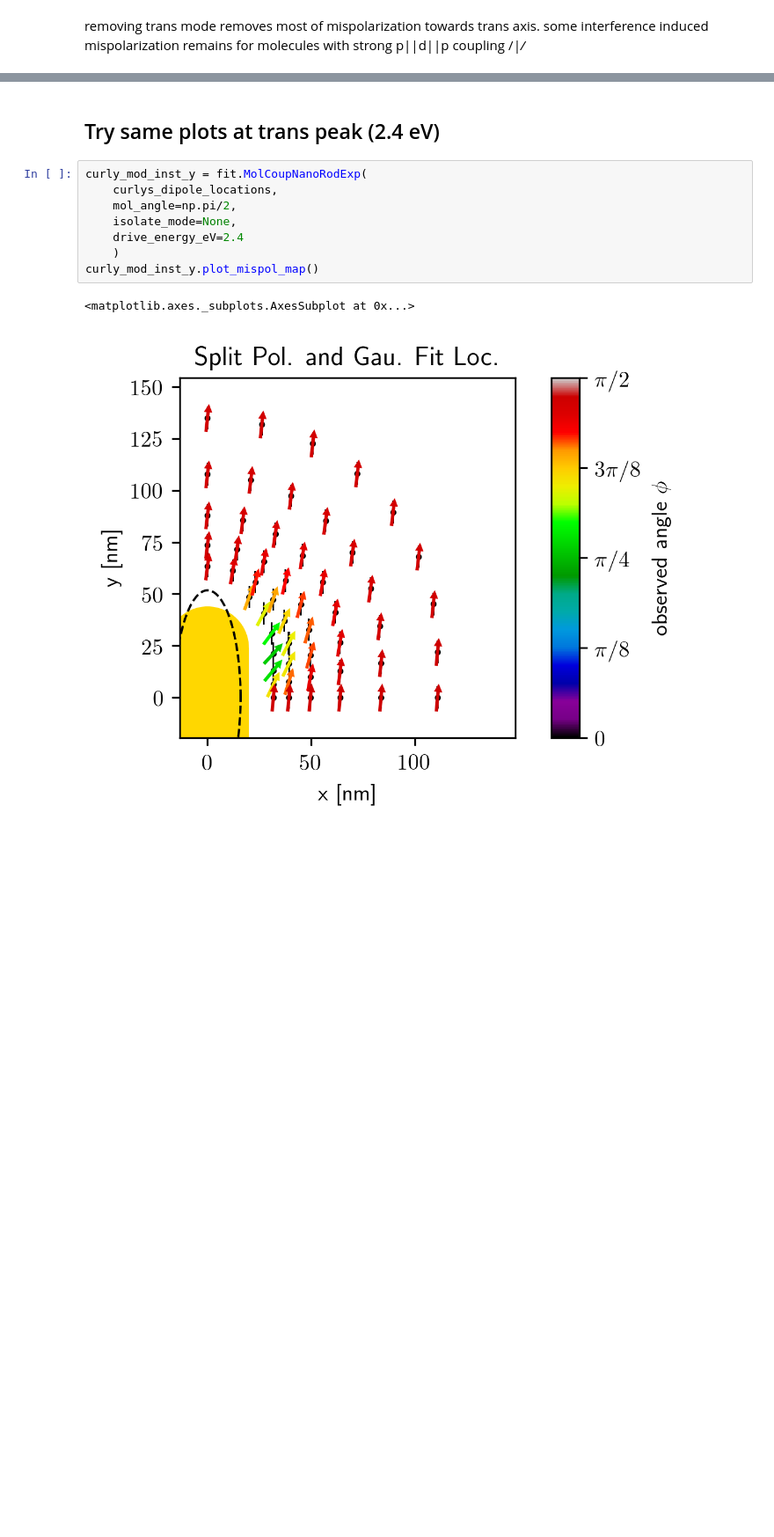
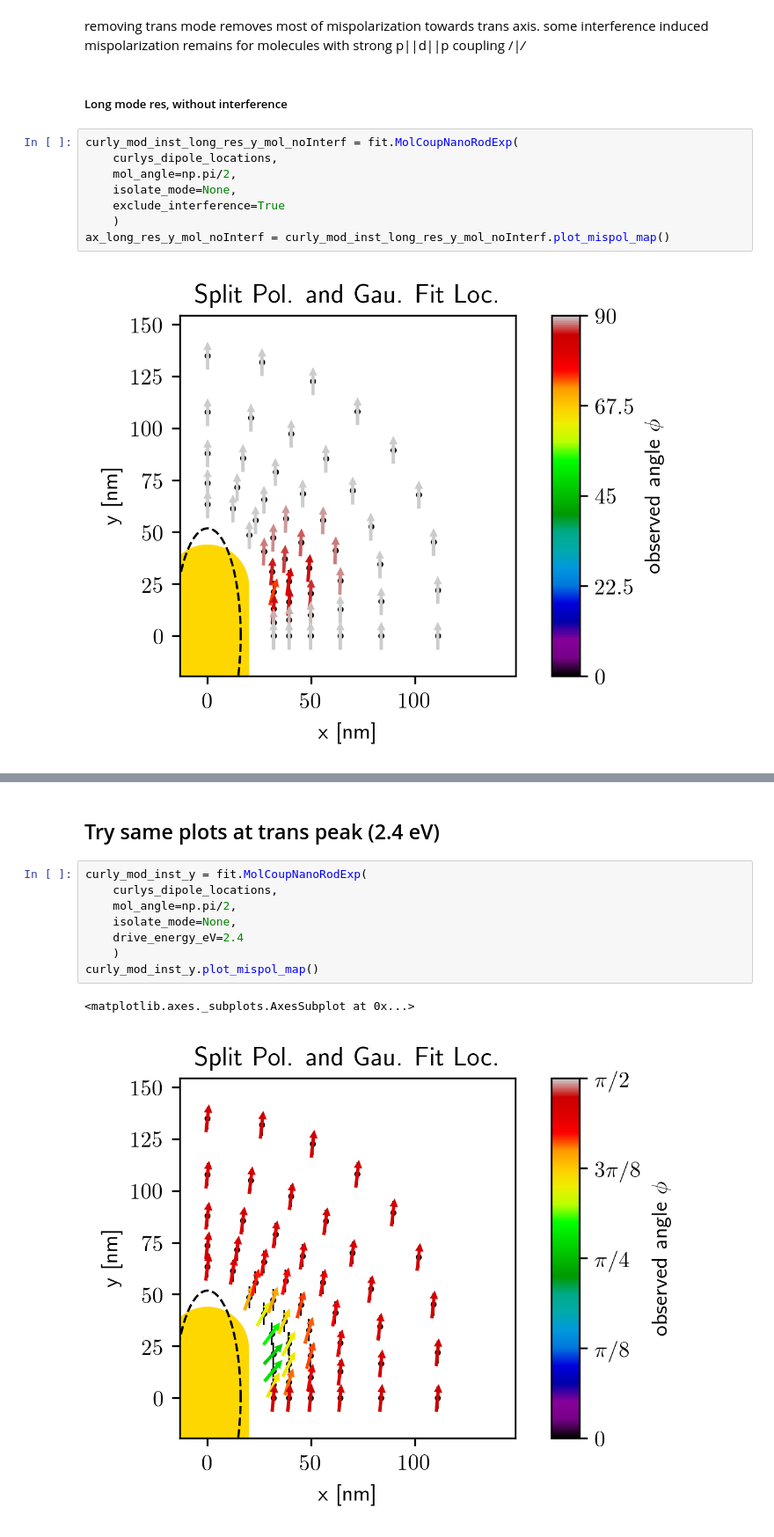
Before and after one commit to HarrisonGoldwyn/mispolarization, a Jupyter notebook: solving_problems/notebooks/mispol_misloc_curly_dipole_arrays__model.ipynb, the cells around one changed output, grey strips where cells are left out. Shown at 88% size. Cells and saved outputs as stored; diff of their text form; blank space fills up the shorter version.

```diff
--- a/solving_problems/notebooks/mispol_misloc_curly_dipole_arrays__model.ipynb
+++ b/solving_problems/notebooks/mispol_misloc_curly_dipole_arrays__model.ipynb
@@ -182,2 +182,14 @@ curly_mod_inst_y.plot_mispol_map()
 # %% [markdown]
 removing trans mode removes most of mispolarization towards trans axis. some interference induced mispolarization remains for molecules with strong p||d||p coupling /_|/_
+# %% [markdown]
+##### Long mode res, without interference
+# %%
+curly_mod_inst_long_res_y_mol_noInterf = fit.MolCoupNanoRodExp(
+    curlys_dipole_locations,
+    mol_angle=np.pi/2,
+    isolate_mode=None,
+    exclude_interference=True
+    )
+ax_long_res_y_mol_noInterf = curly_mod_inst_long_res_y_mol_noInterf.plot_mispol_map()
+# %% [output]
+[figure, added]
```
Also changed, not shown: parts of 20 cells of this notebook, 1 other file.
